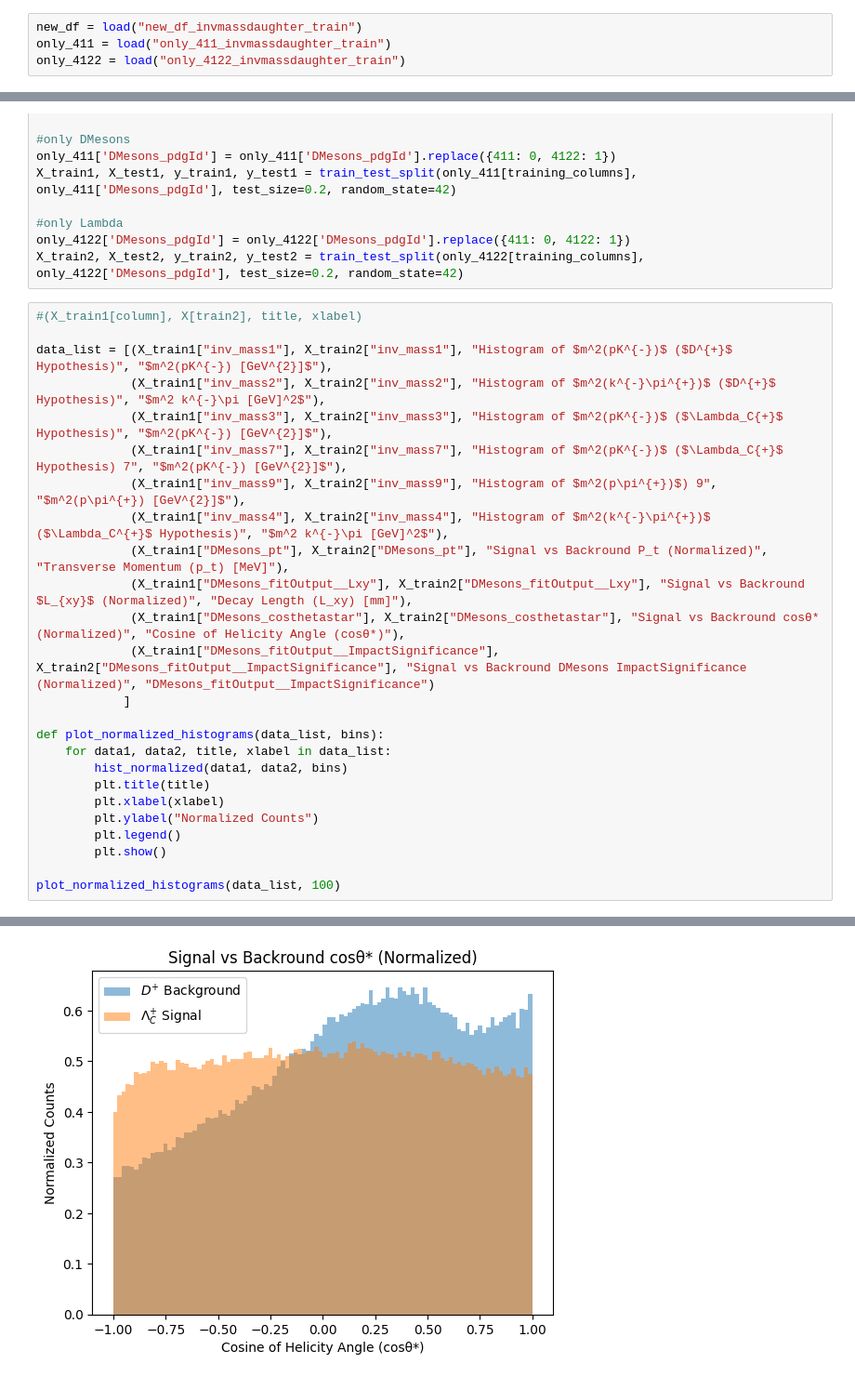
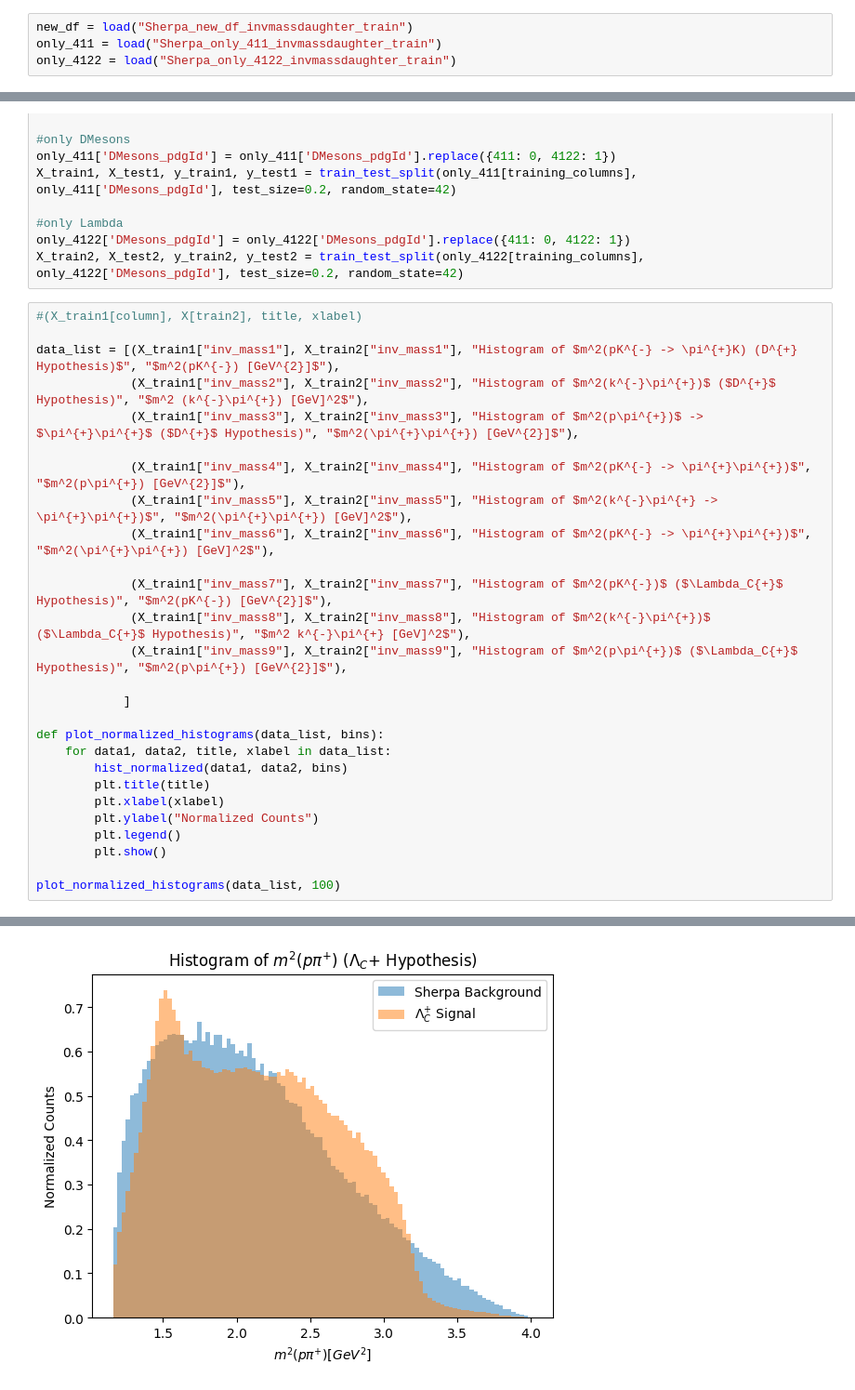
Before and after one commit to GitGup/ATLAS_DNN, a Jupyter notebook: MC_DNN_Plotting.ipynb, the cells around one changed output, grey strips where cells are left out. Shown at 93% size. Drawn from its saved outputs; the diff is of its cells as text.

```diff
--- a/MC_DNN_Plotting.ipynb
+++ b/MC_DNN_Plotting.ipynb
@@ -7,9 +7,9 @@ from sklearn.model_selection import train_test_split
 # %% [output]
 Welcome to JupyROOT 6.28/00
 # %%
-new_df = load("new_df_invmassdaughter_train")
-only_411 = load("only_411_invmassdaughter_train")
-only_4122 = load("only_4122_invmassdaughter_train")
+new_df = load("Sherpa_new_df_invmassdaughter_train")
+only_411 = load("Sherpa_only_411_invmassdaughter_train")
+only_4122 = load("Sherpa_only_4122_invmassdaughter_train")
 # %%
 training_columns = get_columns(new_df)
 training_columns.remove('DMesons_pdgId')
@@ -27,16 +27,18 @@ X_train2, X_test2, y_train2, y_test2 = train_test_split(only_4122[training_colum
 # %%
 #(X_train1[column], X[train2], title, xlabel)
 
-data_list = [(X_train1["inv_mass1"], X_train2["inv_mass1"], "Histogram of $m^2(pK^{-})$ ($D^{+}$ Hypothesis)", "$m^2(pK^{-}) [GeV^{2}]$"),
-             (X_train1["inv_mass2"], X_train2["inv_mass2"], "Histogram of $m^2(k^{-}\pi^{+})$ ($D^{+}$ Hypothesis)", "$m^2 k^{-}\pi [GeV]^2$"),
-             (X_train1["inv_mass3"], X_train2["inv_mass3"], "Histogram of $m^2(pK^{-})$ ($\Lambda_C{+}$ Hypothesis)", "$m^2(pK^{-}) [GeV^{2}]$"),
-             (X_train1["inv_mass7"], X_train2["inv_mass7"], "Histogram of $m^2(pK^{-})$ ($\Lambda_C{+}$ Hypothesis) 7", "$m^2(pK^{-}) [GeV^{2}]$"),
-             (X_train1["inv_mass9"], X_train2["inv_mass9"], "Histogram of $m^2(p\pi^{+})$) 9", "$m^2(p\pi^{+}) [GeV^{2}]$"),
-             (X_train1["inv_mass4"], X_train2["inv_mass4"], "Histogram of $m^2(k^{-}\pi^{+})$ ($\Lambda_C^{+}$ Hypothesis)", "$m^2 k^{-}\pi [GeV]^2$"),
-             (X_train1["DMesons_pt"], X_train2["DMesons_pt"], "Signal vs Backround P_t (Normalized)", "Transverse Momentum (p_t) [MeV]"),
-             (X_train1["DMesons_fitOutput__Lxy"], X_train2["DMesons_fitOutput__Lxy"], "Signal vs Backround $L_{xy}$ (Normalized)", "Decay Length (L_xy) [mm]"),
-             (X_train1["DMesons_costhetastar"], X_train2["DMesons_costhetastar"], "Signal vs Backround cosθ* (Normalized)", "Cosine of Helicity Angle (cosθ*)"),
-             (X_train1["DMesons_fitOutput__ImpactSignificance"], X_train2["DMesons_fitOutput__ImpactSignificance"], "Signal vs Backround DMesons ImpactSignificance (Normalized)", "DMesons_fitOutput__ImpactSignificance")
+data_list = [(X_train1["inv_mass1"], X_train2["inv_mass1"], "Histogram of $m^2(pK^{-} -> \pi^{+}K) (D^{+} Hypothesis)$", "$m^2(pK^{-}) [GeV^{2}]$"),
+             (X_train1["inv_mass2"], X_train2["inv_mass2"], "Histogram of $m^2(k^{-}\pi^{+})$ ($D^{+}$ Hypothesis)", "$m^2 (k^{-}\pi^{+}) [GeV]^2$"),
+             (X_train1["inv_mass3"], X_train2["inv_mass3"], "Histogram of $m^2(p\pi^{+})$ -> $\pi^{+}\pi^{+}$ ($D^{+}$ Hypothesis)", "$m^2(\pi^{+}\pi^{+}) [GeV^{2}]$"),
+
+             (X_train1["inv_mass4"], X_train2["inv_mass4"], "Histogram of $m^2(pK^{-} -> \pi^{+}\pi^{+})$", "$m^2(p\pi^{+}) [GeV^{2}]$"),
+             (X_train1["inv_mass5"], X_train2["inv_mass5"], "Histogram of $m^2(k^{-}\pi^{+} -> \pi^{+}\pi^{+})$", "$m^2(\pi^{+}\pi^{+}) [GeV]^2$"),
+             (X_train1["inv_mass6"], X_train2["inv_mass6"], "Histogram of $m^2(pK^{-} -> \pi^{+}\pi^{+})$", "$m^2(\pi^{+}\pi^{+}) [GeV]^2$"),
+
+             (X_train1["inv_mass7"], X_train2["inv_mass7"], "Histogram of $m^2(pK^{-})$ ($\Lambda_C{+}$ Hypothesis)", "$m^2(pK^{-}) [GeV^{2}]$"),
+             (X_train1["inv_mass8"], X_train2["inv_mass8"], "Histogram of $m^2(k^{-}\pi^{+})$ ($\Lambda_C{+}$ Hypothesis)", "$m^2 k^{-}\pi^{+} [GeV]^2$"),
+             (X_train1["inv_mass9"], X_train2["inv_mass9"], "Histogram of $m^2(p\pi^{+})$ ($\Lambda_C{+}$ Hypothesis)", "$m^2(p\pi^{+}) [GeV^{2}]$"),
+
             ]
 
 def plot_normalized_histograms(data_list, bins):
@@ -61 +63 @@ plot_normalized_histograms(data_list, 100)
-[figure, old version]
+[figure, new version]
```
Also changed, not shown: parts of 10 cells of this notebook.
